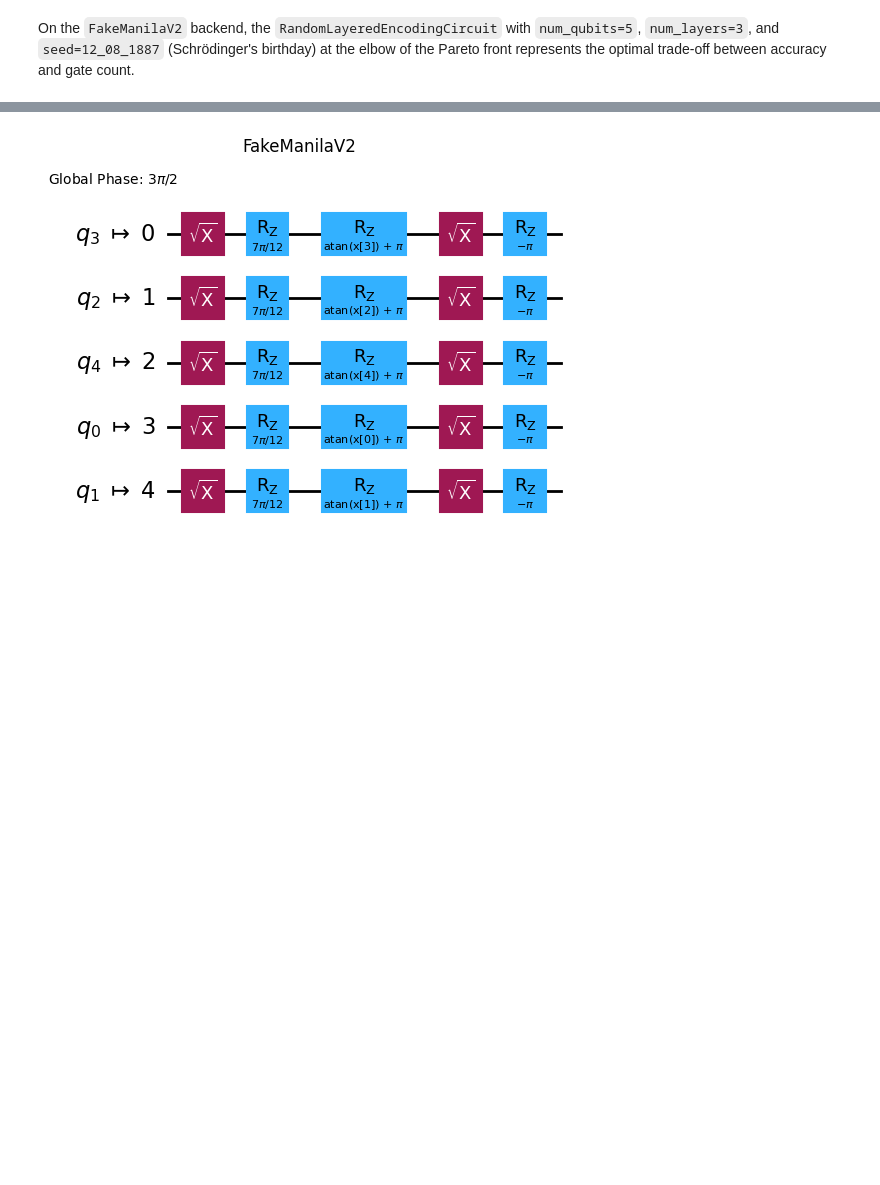
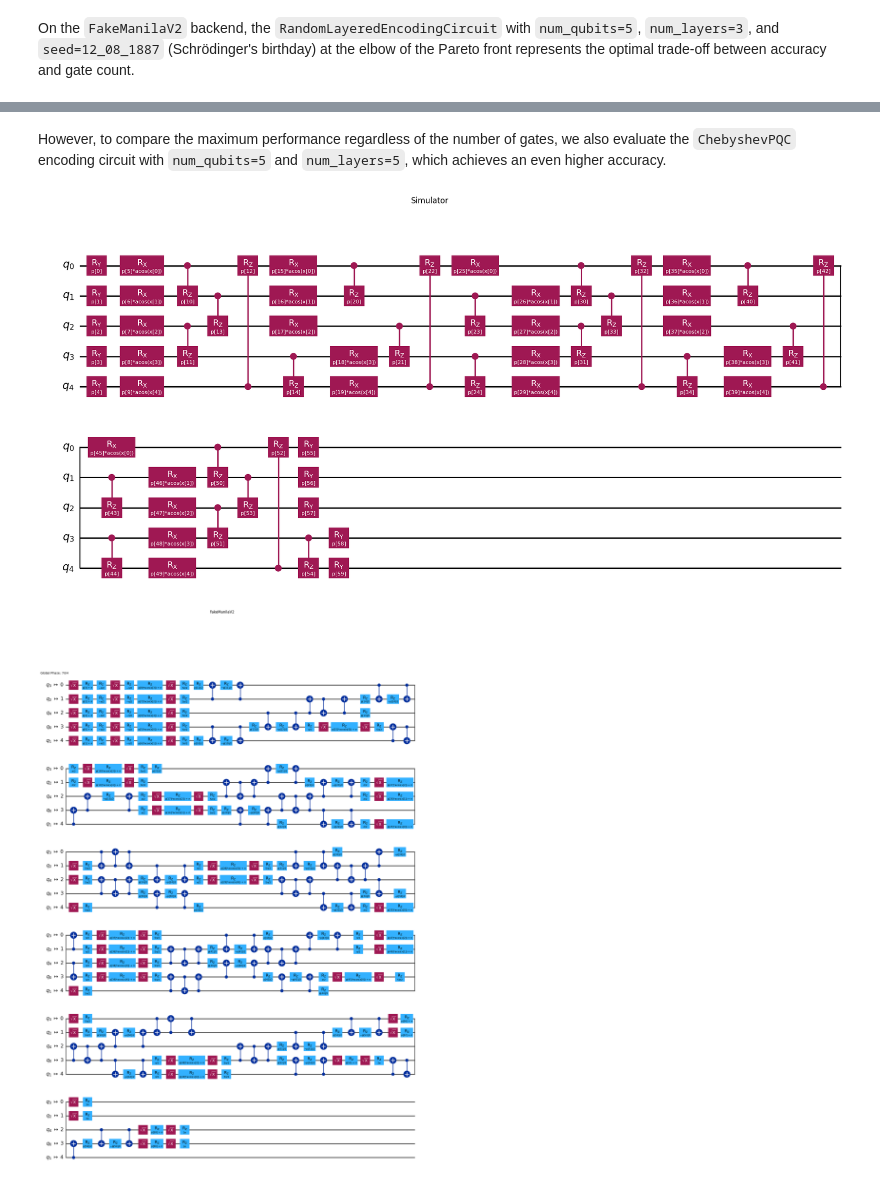
Before and after one commit to kit0kat/ws25-quantum-machine-learning-project, a Jupyter notebook: 3_encoding_circuits.ipynb, the cells around one changed output, grey strips where cells are left out. Saved outputs shown, nothing was run; the diff lists cells and outputs as text; code cells hidden in the pictures; blank space fills up the shorter version.

Commit message:
Refactor: Make use of utility functions in Encoding Circuit Notebook

```diff
--- a/3_encoding_circuits.ipynb
+++ b/3_encoding_circuits.ipynb
@@ -306,6 +235,8 @@ plot_gates_vs_accuracy(results=results, backend=FakeManilaV2())
 On the `FakeManilaV2` backend, the `RandomLayeredEncodingCircuit` with `num_qubits=5`, `num_layers=3`, and `seed=12_08_1887` (Schrödinger's birthday) at the elbow of the Pareto front represents the optimal trade-off between accuracy and gate count.
 # %%
 encoding_circuit = RandomLayeredEncodingCircuit(num_qubits=5, num_features=5, min_num_layers=3, max_num_layers=3, seed=12_08_1887)
-_ = encoding_circuit.draw("mpl").suptitle("Simulator")
+for backend in [None, FakeManilaV2()]:
+    title = backend.__class__.__name__ if backend else "Simulator"
+    get_transpiled_encoding_circuit(encoding_circuit, backend).draw("mpl").suptitle(title)
 # %% [output]
 [figure]
@@ -312,12 +244,10 @@ _ = encoding_circuit.draw("mpl").suptitle("Simulator")
+# %% [markdown]
+However, to compare the maximum performance regardless of the number of gates, we also evaluate the `ChebyshevPQC` encoding circuit with `num_qubits=5` and `num_layers=5`, which achieves an even higher accuracy.
 # %%
-backend = FakeManilaV2()
-transpiled_circuit = transpile(
-    circuits=encoding_circuit.get_circuit(
-        features=ParameterVector("x", encoding_circuit.num_features),
-        parameters=ParameterVector("p", encoding_circuit.num_parameters),
-    ),
-    backend=backend,
-)
-_ = transpiled_circuit.draw("mpl").suptitle(backend.__class__.__name__)
+encoding_circuit = ChebyshevPQC(num_qubits=5, num_features=5, num_layers=5)
+for backend in [None, FakeManilaV2()]:
+    title = backend.__class__.__name__ if backend else "Simulator"
+    get_transpiled_encoding_circuit(encoding_circuit, backend).draw("mpl").suptitle(title)
 # %% [output]
-[figure, old version]
+[figure, new version]
+[figure, added]
```
Also changed, not shown: parts of 9 cells of this notebook.
